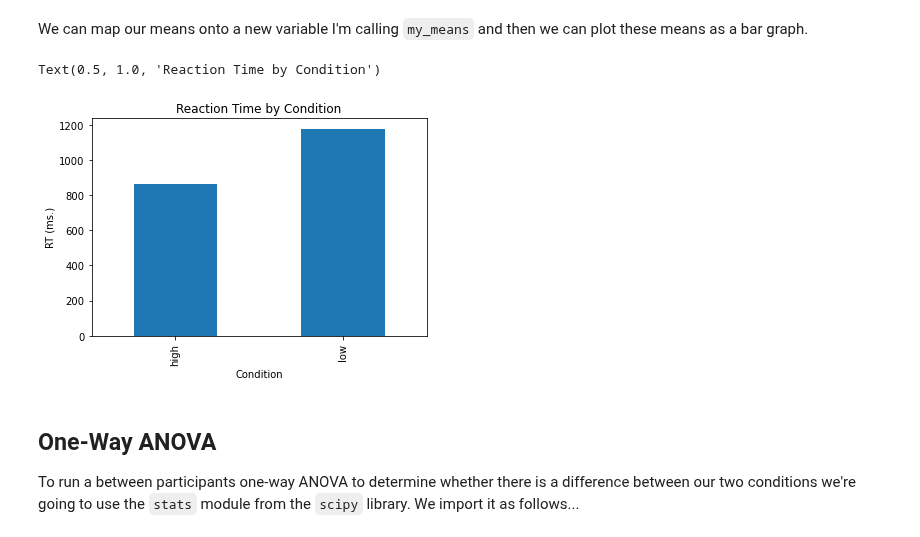
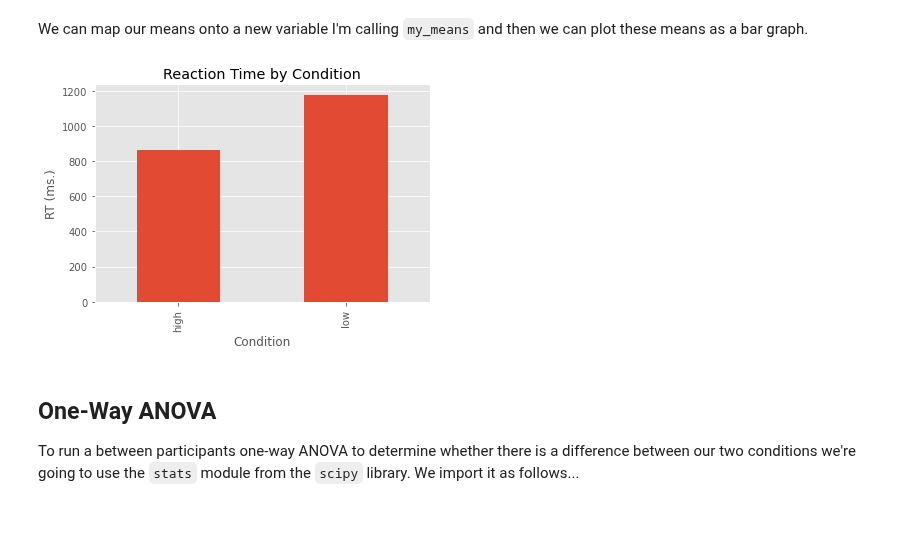
Before and after one commit to ajstewartlang/02_intro_to_python_programming, a Jupyter notebook: _build/jupyter_execute/pandas.ipynb, the cells around one changed output. Saved outputs shown, nothing was run; the diff lists cells and outputs as text; code cells hidden in the pictures.

```diff
--- a/_build/jupyter_execute/pandas.ipynb
+++ b/_build/jupyter_execute/pandas.ipynb
@@ -55,9 +86,11 @@ In the code below we used the `plot` function from `pyplot` (which we have impor
 
 After this, we then add an x-axis label, a y-axis label, and a title. We also set the margins to make the plot like nice.
 # %%
+plt.style.use('ggplot')
 plt.plot(anova_data['Condition'], anova_data['RT'], 'bo')
 plt.xlabel('Condition')
 plt.ylabel('RT (ms.)')
 plt.title('Reaction Time by Condition')
 plt.margins(.5, .5)
+plt.show()
 # %% [output]
@@ -67,3 +100,3 @@ Let's now work out some descriptive statistics using `pandas`  functions. We'll
 # %%
-grouped = anova_data.groupby(['Condition'])
+grouped_data = anova_data.groupby(['Condition'])
 # %% [markdown]
@@ -112,13 +145,13 @@ Name: RT, dtype: float64
 # %% [markdown]
 We can map our means onto a new variable I'm calling `my_means` and then we can plot these means as a bar graph.
 # %%
-my_means = grouped.mean()['RT']
+my_means = grouped_data.mean()['RT']
 my_means.plot(kind='bar')
 plt.ylabel('RT (ms.)')
 plt.title('Reaction Time by Condition')
+plt.show()
 # %% [output]
-Text(0.5, 1.0, 'Reaction Time by Condition')
-[figure, old version]
+[figure, new version]
 # %% [markdown]
 ## One-Way ANOVA
 
```
Also changed, not shown: parts of 71 cells of this notebook, 23 other files.
